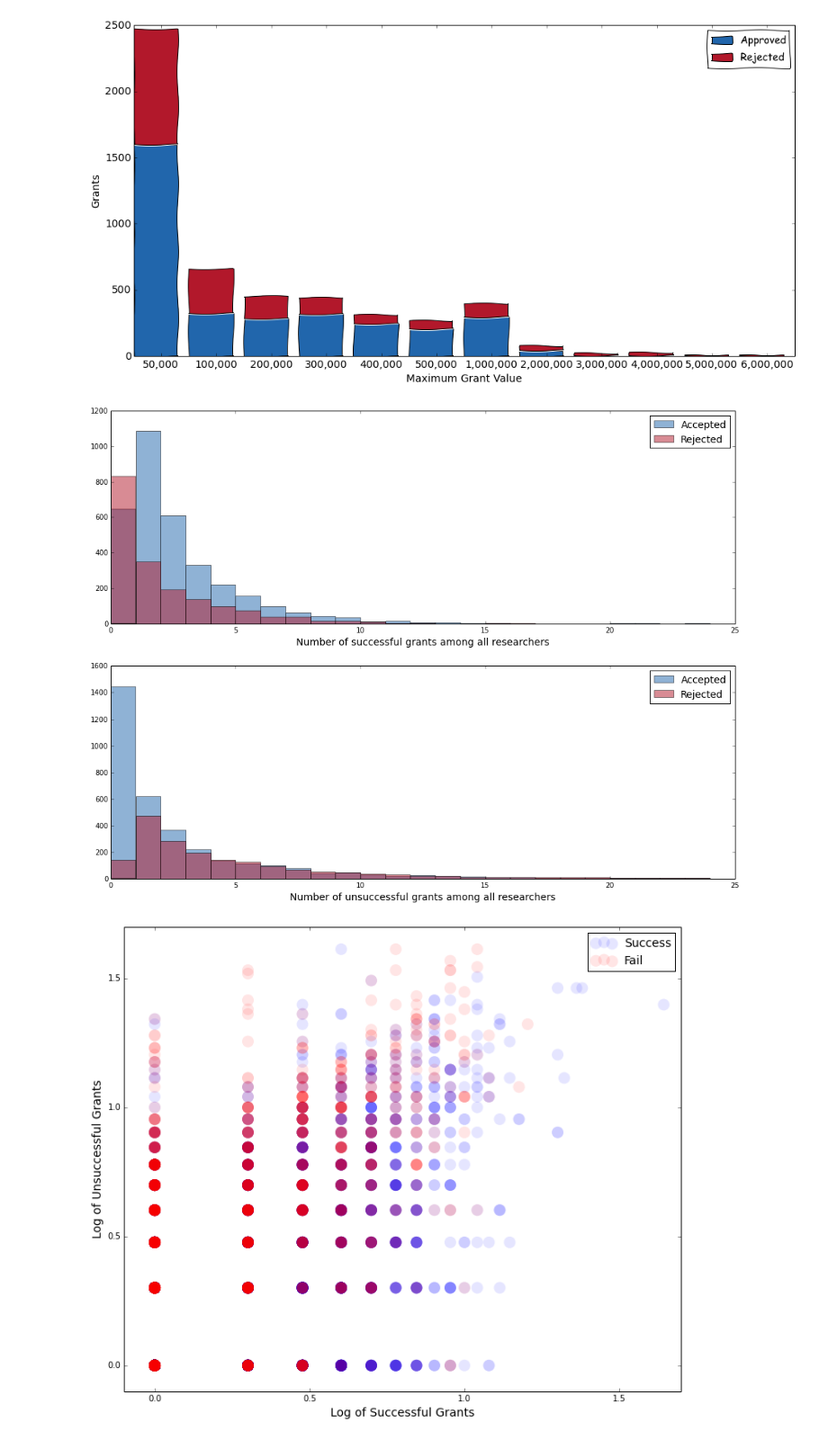
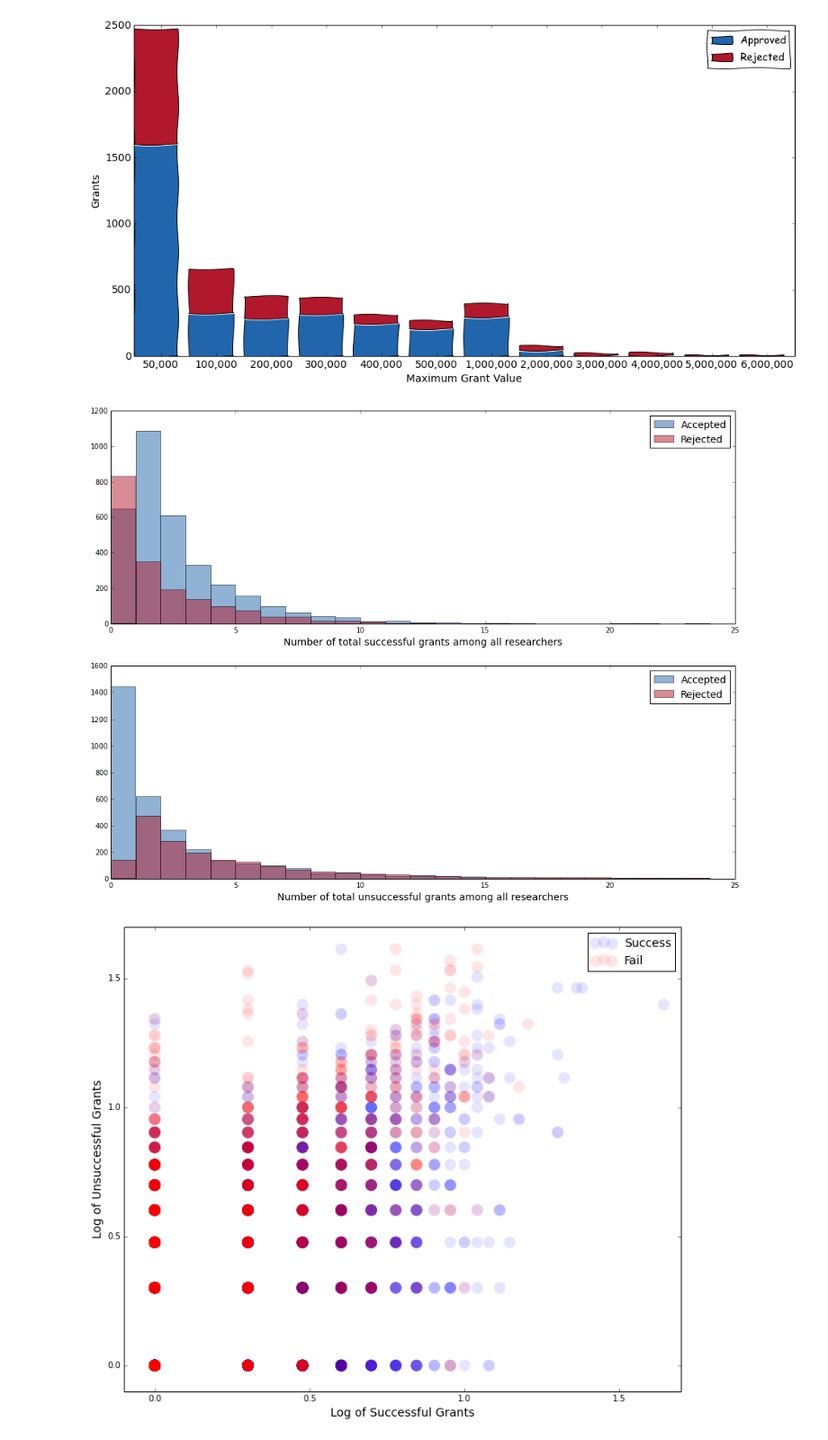
Before and after one commit to realmichaelzyy/cs249project, a Jupyter notebook: kaggle/workspace/classifier/KaggleDataset.ipynb, the cells around one changed output. Shown at 90% size. Cells and saved outputs as stored; diff of their text form; code cells hidden in the pictures.

Commit message:
*kaggle* gotta love those plots

```diff
--- a/kaggle/workspace/classifier/KaggleDataset.ipynb
+++ b/kaggle/workspace/classifier/KaggleDataset.ipynb
@@ -908,7 +908,11 @@ unsuccGrantCols = ['NumberofUnsuccessfulGrant' + str(i) + "_withnull" for i in r
 
 plotData = pandas.concat([data.loc[:,['ContractValueBandseenoteA_withnull','GrantStatus']],
                          pandas.DataFrame({'totalSuccessfulGrants':numpy.add.reduce(data[succGrantCols].fillna(0),axis=1),
-                                           'totalUnsuccessfulGrants':numpy.add.reduce(data[unsuccGrantCols].fillna(0),axis=1)})], axis=1).dropna()
+                                           'totalUnsuccessfulGrants':numpy.add.reduce(data[unsuccGrantCols].fillna(0),axis=1),
+                                           'GrantMonth':map(lambda x: x.month, data.Startdate),
+                                           'GrantWeek':map(lambda x: x.week, data.Startdate),
+                                           'GrantDayofMonth':map(lambda x: x.day, data.Startdate),
+                                           'GrantDayofWeek':map(lambda x: x.dayofweek, data.Startdate)})], axis=1).dropna()
 # %%
 fig = plt.figure(1, figsize=(16, 8))
 ax1 = fig.add_subplot(111)
@@ -934,25 +938,25 @@ with plt.xkcd():
 # %%
 fig = plt.figure(1, figsize=(16, 12))
 ax1 = fig.add_subplot(211)
 
 plt.hist(plotData.totalSuccessfulGrants[data.GrantStatus == 1].values, range(0,25,1), color=blue, alpha=0.5, label='Accepted')
 #plotData.totalUnsuccessfulGrants[data.GrantStatus == 0]
 plt.hist(plotData.totalSuccessfulGrants[data.GrantStatus == 0].values, range(0,25,1), color=red, alpha=0.5, label='Rejected')
-plt.xlabel("Number of successful grants among all researchers", fontsize=14)
+plt.xlabel("Number of total successful grants among all researchers", fontsize=14)
 plt.legend(fontsize=14)
 plt.xlim([0,25])
 
 ax1 = fig.add_subplot(212)
 plt.hist(plotData.totalUnsuccessfulGrants[data.GrantStatus == 1].values, range(0,25,1), color=blue, alpha=0.5, label='Accepted')
 #plotData.totalUnsuccessfulGrants[data.GrantStatus == 0]
 plt.hist(plotData.totalUnsuccessfulGrants[data.GrantStatus == 0].values, range(0,25,1), color=red, alpha=0.5, label='Rejected')
-plt.xlabel("Number of unsuccessful grants among all researchers", fontsize=14)
+plt.xlabel("Number of total unsuccessful grants among all researchers", fontsize=14)
 plt.xlim([0,25])
 plt.legend(fontsize=14)
 
 plt.show()
 # %% [output]
-[figure, old version]
+[figure, new version]
 # %%
 fig = plt.figure(1, figsize=(12, 10))
 ax1 = fig.add_subplot(111)
```
Also changed, not shown: parts of 4 cells of this notebook.
